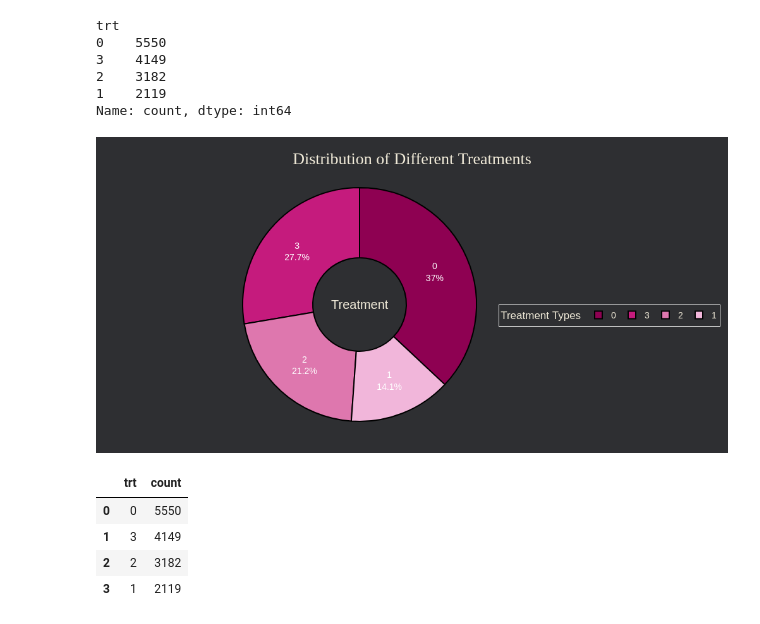
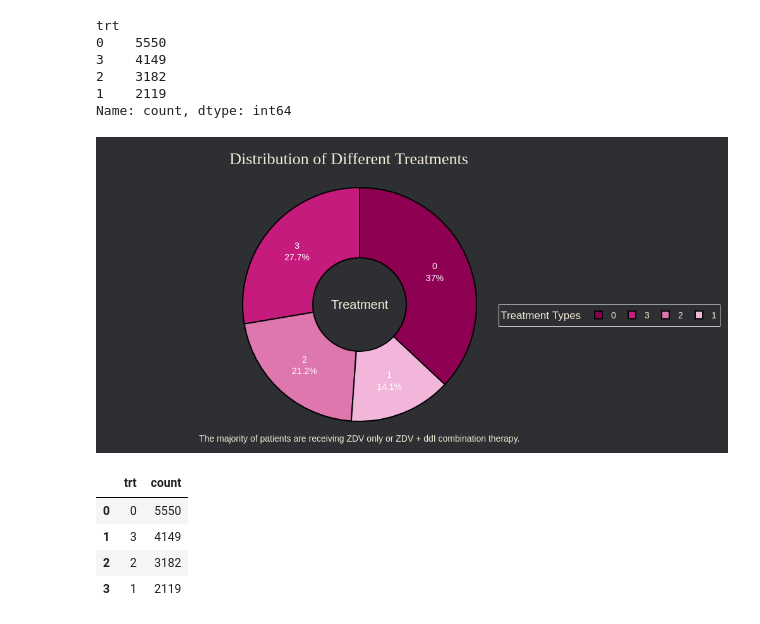
Before and after one commit to NityaVerma19/EDA-AIDS-virus-infection, a Jupyter notebook: eda-insights-on-aids-infection.ipynb, the cells around one changed output. Cells and saved outputs as stored; diff of their text form; code cells hidden in the pictures.

```diff
--- a/eda-insights-on-aids-infection.ipynb
+++ b/eda-insights-on-aids-infection.ipynb
@@ -145,35 +145,43 @@ fig.update_layout(
         traceorder='normal',
         font=dict(
             family="Arial",
             size=14,
             color="#f2ecda"
         ),
         bgcolor="#2e2f32",
         bordercolor="#FFFFFF",
         borderwidth=1,
         orientation="h"  # Change the legend orientation to horizontal
     )
 )
 
 # Increase the width of the page
 fig.update_layout(width=1000)
 
 # Adding a more vibrant title and better spacing
 fig.update_layout(
     title={
         'text': "Distribution of Different Treatments",
         'y':0.95,
-        'x':0.5,
+        'x':0.4,
         'xanchor': 'center',
         'yanchor': 'top'},
     title_font_size=26,
     margin=dict(l=50, r=50, t=80, b=50)
 )
 
+fig.add_annotation(
+    text="The majority of patients are receiving ZDV only or ZDV + ddI combination therapy.",
+    x=0.5,
+    y=-0.10,
+    showarrow=False,
+    font=dict(color="#f2ecda", size=14)
+)
+
 # Show the pie chart
 fig.show('png')
 # %% [output]
-[figure, old version]
+[figure, new version]
 # %%
 trt.head()
 # %% [output]
```
